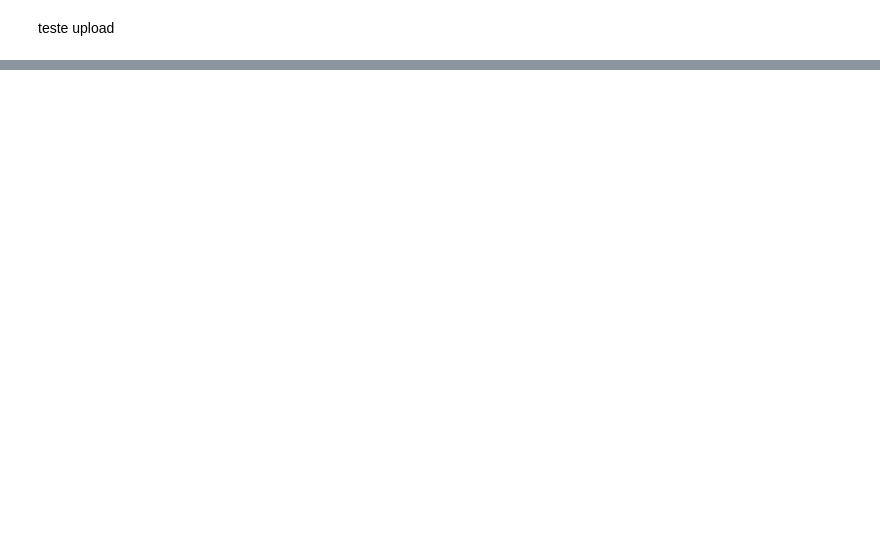
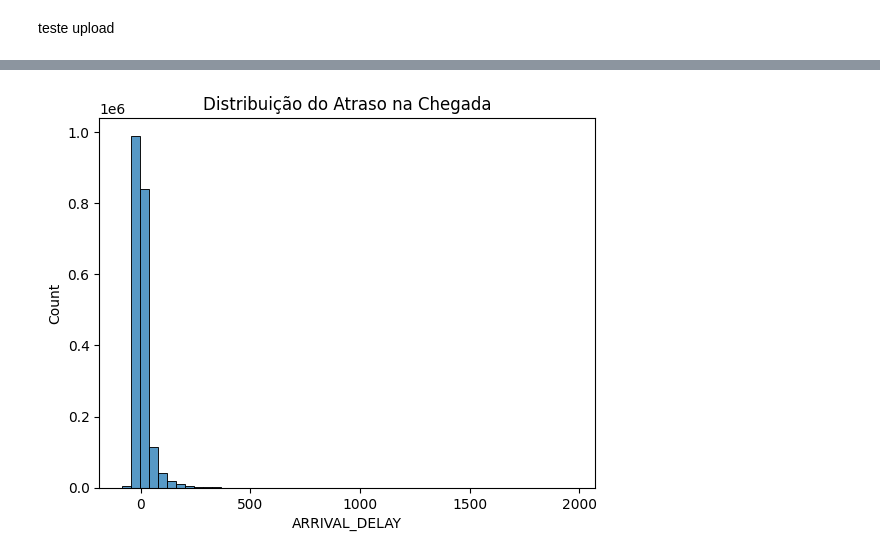
Before and after one commit to dioallan/posTechChalenge, a Jupyter notebook: techChalenge03.ipynb, the cells around one changed output, grey strips where cells are left out. Cells and saved outputs as stored; diff of their text form; code cells hidden in the pictures; blank space fills up the shorter version.

```diff
--- a/techChalenge03.ipynb
+++ b/techChalenge03.ipynb
@@ -21,8 +21,8 @@ from sklearn.ensemble import RandomForestClassifier, RandomForestRegressor
 from sklearn.cluster import KMeans
 from sklearn.decomposition import PCA
 # %%
-df_airlines = pd.read_csv("/airlines.csv")
-df_airports = pd.read_csv("/airports.csv")
-df_flights = pd.read_csv("/flights.csv")
+df_airlines = pd.read_csv("/content/airlines.csv")
+df_airports = pd.read_csv("/content/airports.csv")
+df_flights = pd.read_csv("/content/flights.csv")
 # %%
 df_airports.head()
@@ -35,0 +105,7 @@ df_airports.head()
+# %%
+# Distribuição do atraso na chegada
+sns.histplot(df_flights['ARRIVAL_DELAY'], bins=50)
+plt.title('Distribuição do Atraso na Chegada')
+plt.show()
+# %% [output]
+[figure, added]
```
Also changed, not shown: parts of 49 cells of this notebook.
